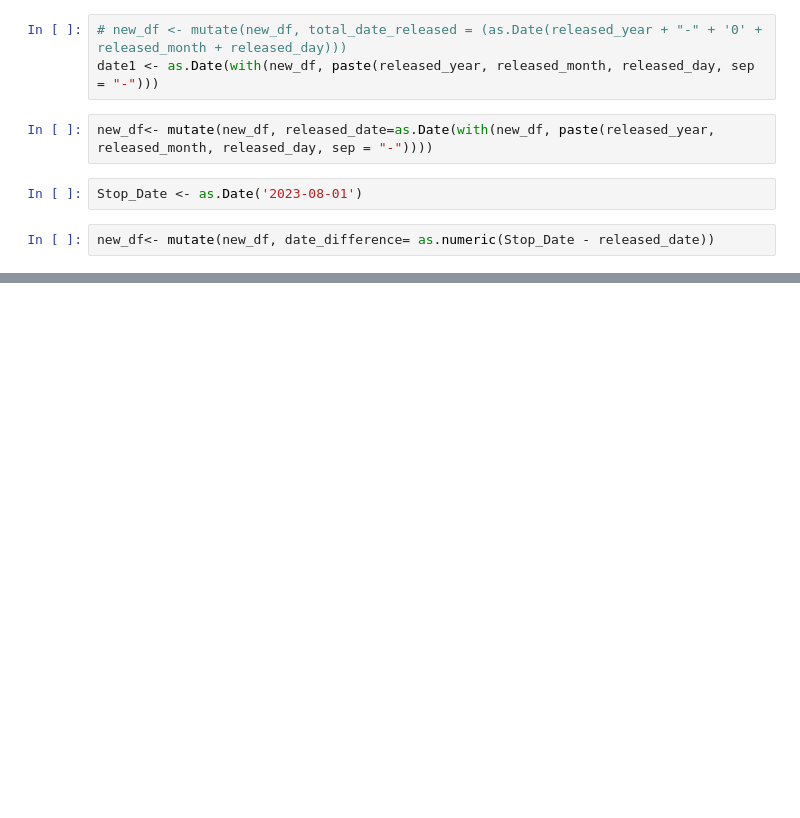
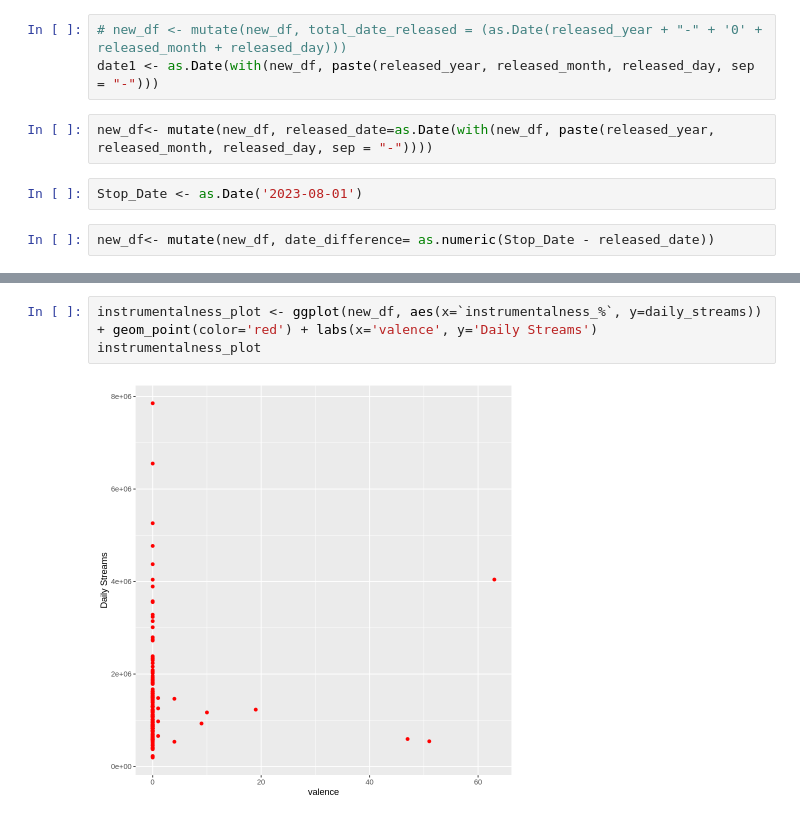
Before and after one commit to qinhan099/DSCI100_Group15_RedWine, a Jupyter notebook: Data_Cleaning.ipynb, the cells around one changed output, grey strips where cells are left out. Saved outputs shown, nothing was run; the diff lists cells and outputs as text; blank space fills up the shorter version.

```diff
--- a/Data_Cleaning.ipynb
+++ b/Data_Cleaning.ipynb
@@ -107,0 +99,5 @@ A tibble: 175 × 27
+# %%
+instrumentalness_plot <- ggplot(new_df, aes(x=`instrumentalness_%`, y=daily_streams)) + geom_point(color='red') + labs(x='valence', y='Daily Streams')
+instrumentalness_plot
+# %% [output]
+[figure, added]
```
Also changed, not shown: parts of 12 cells of this notebook, 1 other file.
